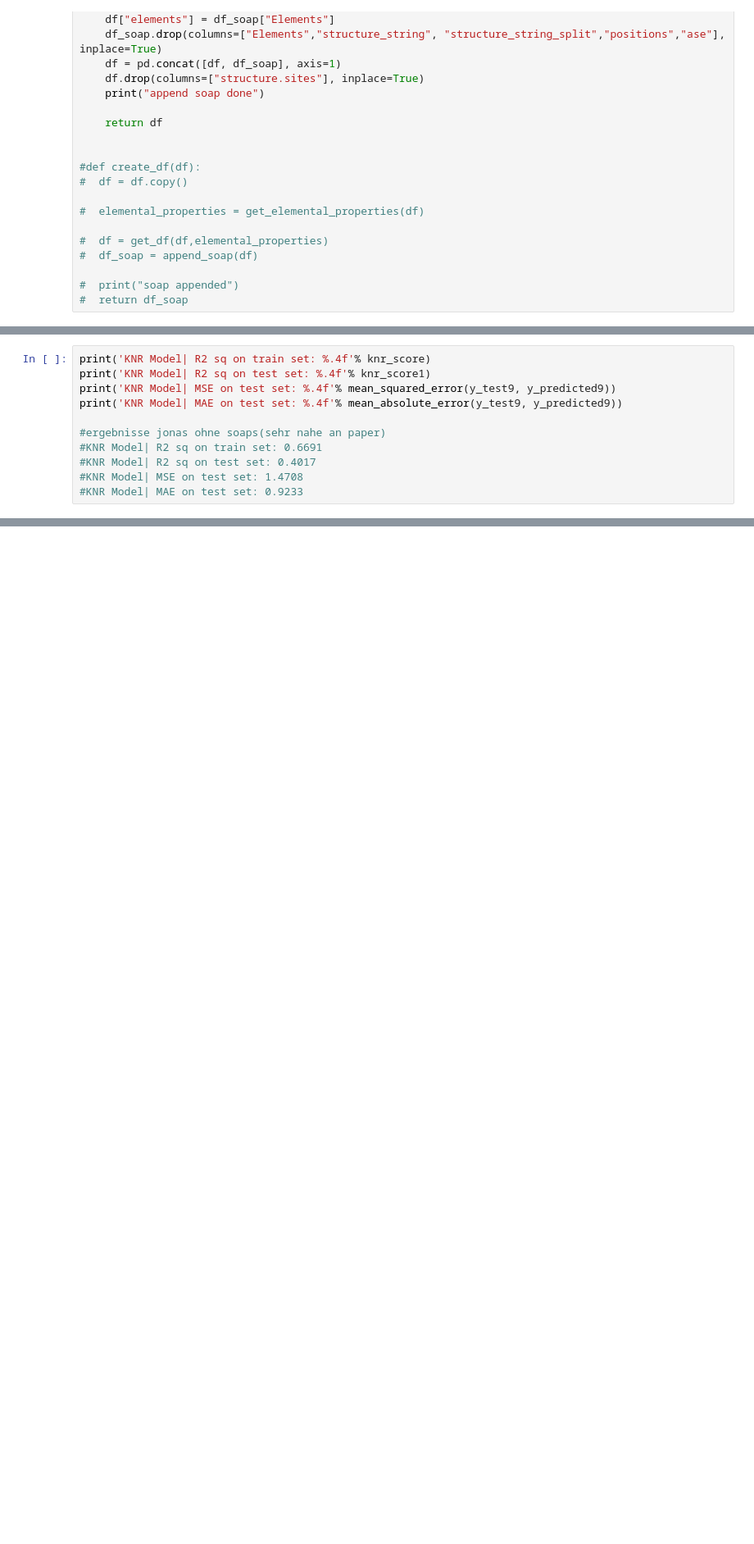
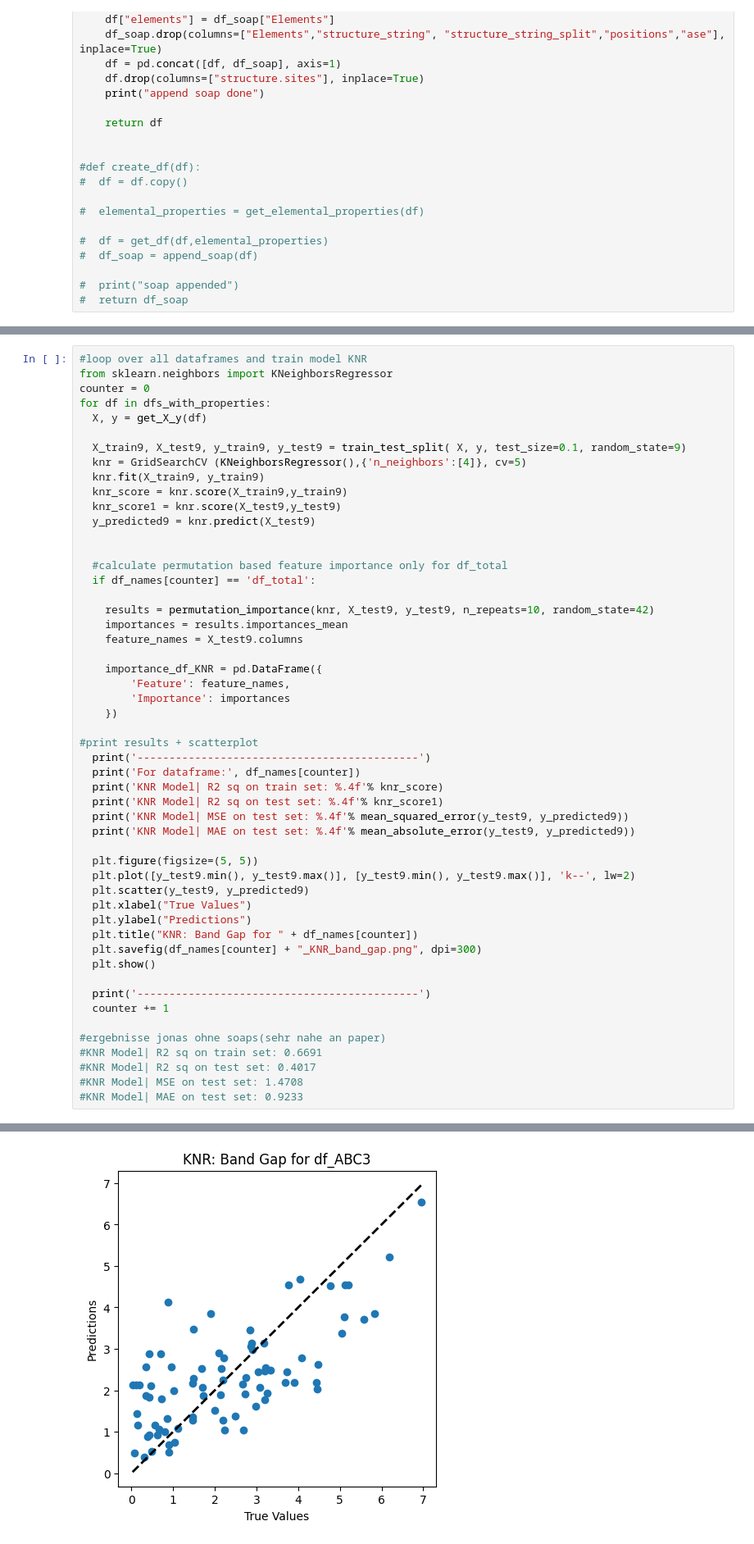
Before and after one commit to goetzdominik/Digichem, a Jupyter notebook: digichem_combined_24_05_2025.ipynb, the cells around one changed output, grey strips where cells are left out. Shown at 82% size. Saved outputs shown, nothing was run; the diff lists cells and outputs as text; blank space fills up the shorter version.

```diff
--- a/digichem_combined_24_05_2025.ipynb
+++ b/digichem_combined_24_05_2025.ipynb
@@ -782,8 +955,49 @@ OSError: dlopen() error
 # %%
-print('KNR Model| R2 sq on train set: %.4f'% knr_score)
-print('KNR Model| R2 sq on test set: %.4f'% knr_score1)
-print('KNR Model| MSE on test set: %.4f'% mean_squared_error(y_test9, y_predicted9))
-print('KNR Model| MAE on test set: %.4f'% mean_absolute_error(y_test9, y_predicted9))
+#loop over all dataframes and train model KNR
+from sklearn.neighbors import KNeighborsRegressor
+counter = 0
+for df in dfs_with_properties:
+  X, y = get_X_y(df)
+
+  X_train9, X_test9, y_train9, y_test9 = train_test_split( X, y, test_size=0.1, random_state=9)
+  knr = GridSearchCV (KNeighborsRegressor(),{'n_neighbors':[4]}, cv=5)
+  knr.fit(X_train9, y_train9)
+  knr_score = knr.score(X_train9,y_train9)
+  knr_score1 = knr.score(X_test9,y_test9)
+  y_predicted9 = knr.predict(X_test9)
+
+
+  #calculate permutation based feature importance only for df_total
+  if df_names[counter] == 'df_total':
+
+    results = permutation_importance(knr, X_test9, y_test9, n_repeats=10, random_state=42)
+    importances = results.importances_mean
+    feature_names = X_test9.columns
+
+    importance_df_KNR = pd.DataFrame({
+        'Feature': feature_names,
+        'Importance': importances
+    })
+
+#print results + scatterplot
+  print('--------------------------------------------')
+  print('For dataframe:', df_names[counter])
+  print('KNR Model| R2 sq on train set: %.4f'% knr_score)
+  print('KNR Model| R2 sq on test set: %.4f'% knr_score1)
+  print('KNR Model| MSE on test set: %.4f'% mean_squared_error(y_test9, y_predicted9))
+  print('KNR Model| MAE on test set: %.4f'% mean_absolute_error(y_test9, y_predicted9))
+
+  plt.figure(figsize=(5, 5))
+  plt.plot([y_test9.min(), y_test9.max()], [y_test9.min(), y_test9.max()], 'k--', lw=2)
+  plt.scatter(y_test9, y_predicted9)
+  plt.xlabel("True Values")
+  plt.ylabel("Predictions")
+  plt.title("KNR: Band Gap for " + df_names[counter])
+  plt.savefig(df_names[counter] + "_KNR_band_gap.png", dpi=300)
+  plt.show()
+
+  print('--------------------------------------------')
+  counter += 1
 
 #ergebnisse jonas ohne soaps(sehr nahe an paper)
 #KNR Model| R2 sq on train set: 0.6691
@@ -797,0 +1014 @@ KNR Model| MAE on test set: 0.9233
+[figure, added]
```
Also changed, not shown: parts of 25 cells of this notebook.
